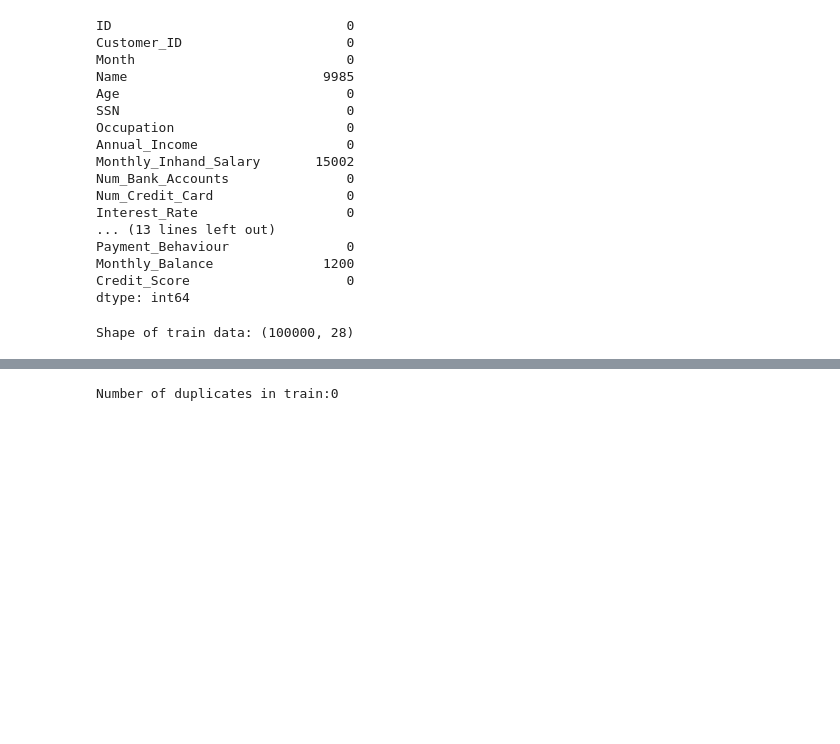
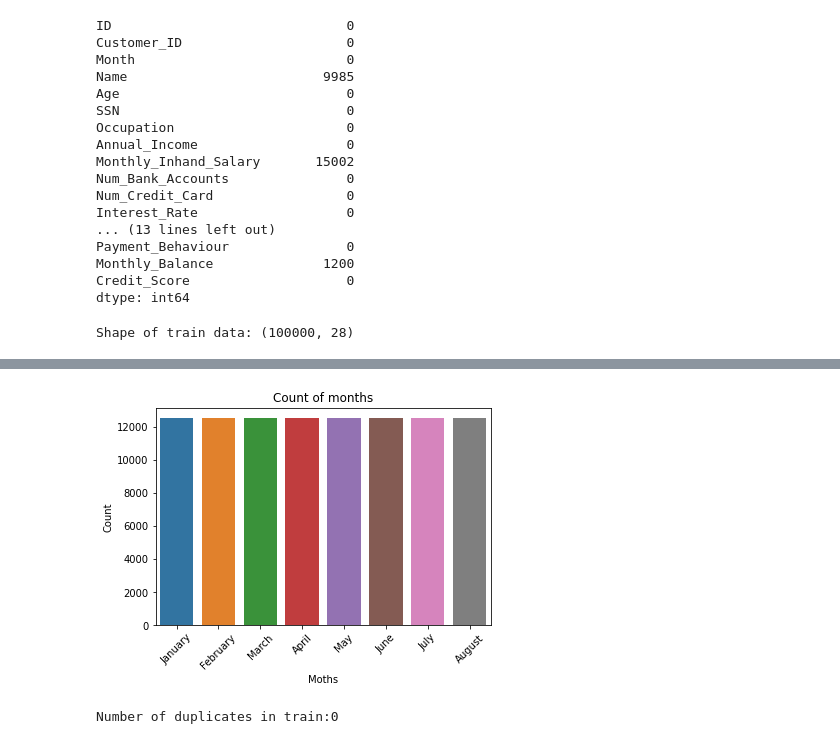
Before and after one commit to earo12/Credit-Score-Classification, a Jupyter notebook: Credit_Score_Classification.ipynb, the cells around one changed output, grey strips where cells are left out. Saved outputs shown, nothing was run; the diff lists cells and outputs as text; code cells hidden in the pictures; blank space fills up the shorter version.

Commit message:
Added barplot of months

```diff
--- a/Credit_Score_Classification.ipynb
+++ b/Credit_Score_Classification.ipynb
@@ -78,6 +78,16 @@ df_train.describe().T
 | Total_EMI_per_month | 100000.0 | 1403.118217 | 8306.041270 | 0.000000 | 30.306660 | 69.249473 | 161.224249 | 82331.000000 |
 # %%
 df_copy_train = df_train.copy()
+# %%
+values_month = df_copy_train['Month'].value_counts()
+sns.barplot(data = df_copy_train, x = values_month.index, y = values_month.values)
+plt.xlabel('Moths')
+plt.xticks(rotation = 45)
+plt.ylabel('Count')
+plt.title('Count of months')
+plt.show()
+# %% [output]
+[figure, added]
 # %%
 df_copy_train.drop(['ID', 'Customer_ID', 'Month', 'Name', 'SSN', 'Type_of_Loan', 'Credit_History_Age'], axis = 1, inplace = True)
 # %%
```
